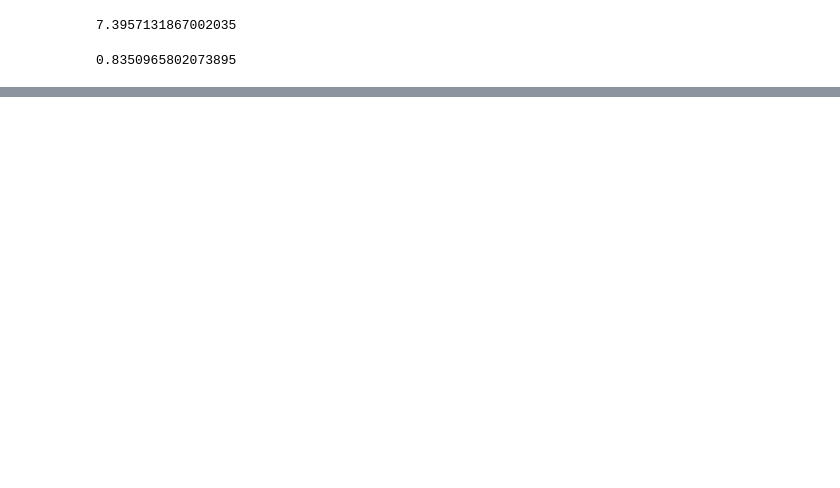
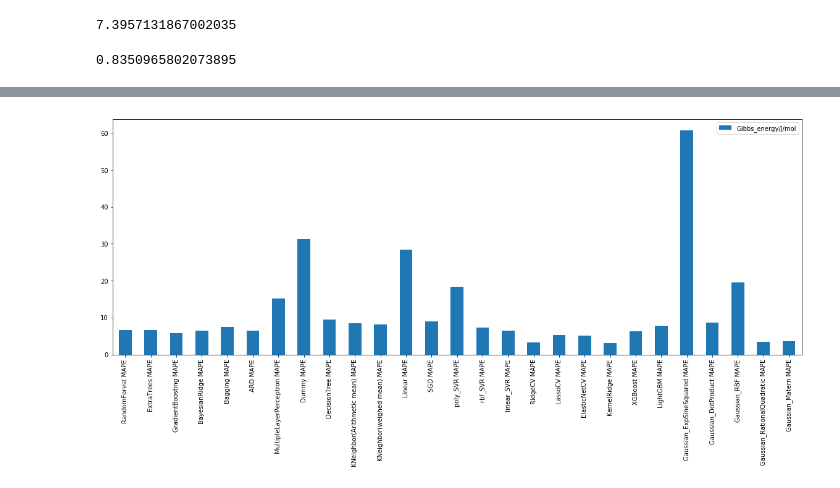
Before and after one commit to boledadian/cammp_7, a Jupyter notebook: P2/Question 2.ipynb, the cells around one changed output, grey strips where cells are left out. Saved outputs shown, nothing was run; the diff lists cells and outputs as text; code cells hidden in the pictures; blank space fills up the shorter version.

```diff
--- a/P2/Question 2.ipynb
+++ b/P2/Question 2.ipynb
@@ -73,0 +262,5 @@ Gaussian.score(Test[['Wt-% Cr','Wt-% C', 'T/K']],Test['Gibbs_energy/J/mol'])
+# %%
+data_MAPE.plot.bar(figsize=(20, 7))
+plt.savefig('./ MAPE of Different Algorithm1.png',format='png')
+# %% [output]
+[figure, added]
```
Also changed, not shown: parts of 11 cells of this notebook, 4 other files.
